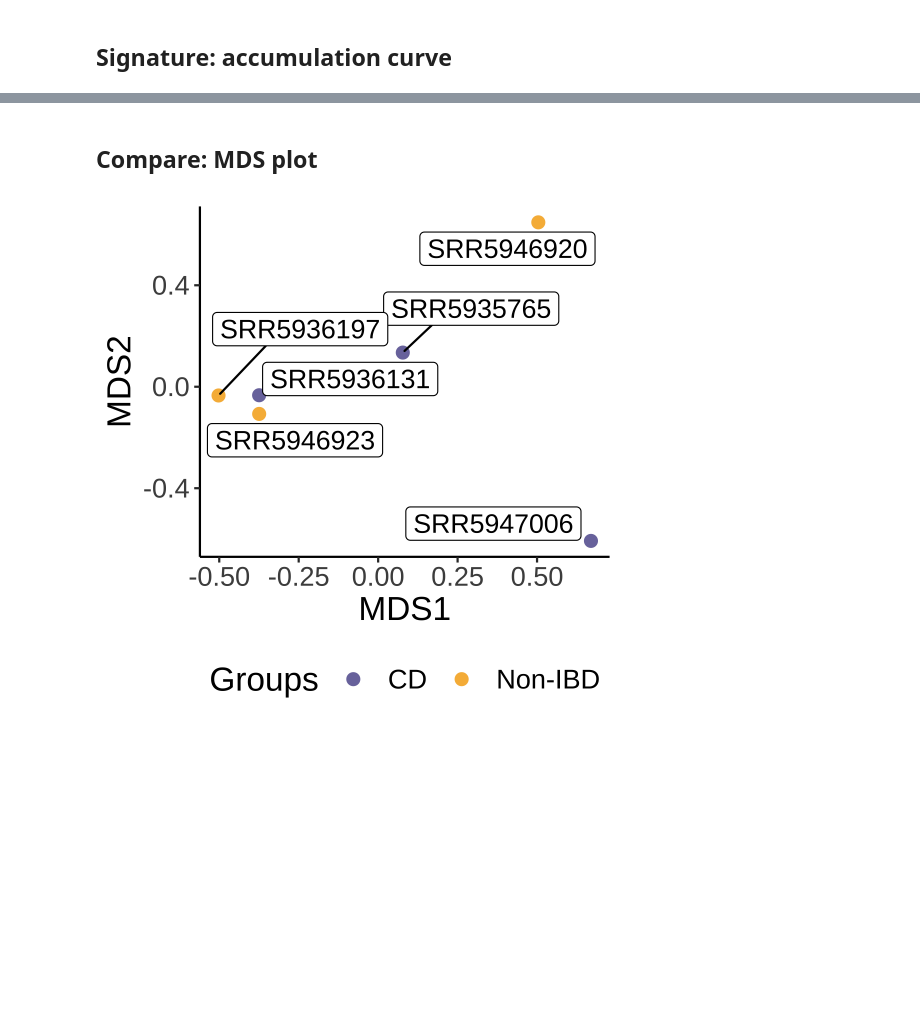
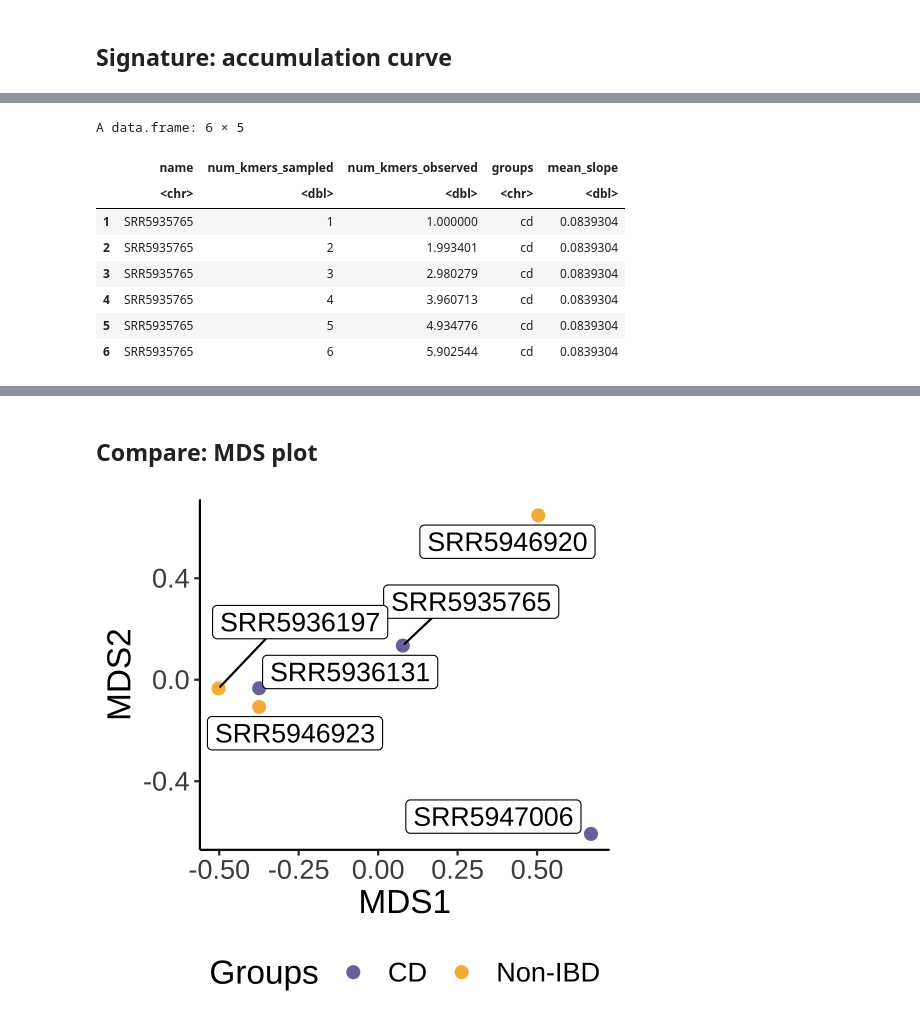
Before and after one commit to Arcadia-Science/2022-sourmashconsumr-validation, a Jupyter notebook: notebooks/20230105_other_pub_figures.ipynb, the cells around one changed output, grey strips where cells are left out. Saved outputs shown, nothing was run; the diff lists cells and outputs as text; code cells hidden in the pictures; blank space fills up the shorter version.

```diff
--- a/notebooks/20230105_other_pub_figures.ipynb
+++ b/notebooks/20230105_other_pub_figures.ipynb
@@ -131,3 +147,15 @@ rarefaction_df <- rarefaction_df %>%
+# %%
+head(rarefaction_df)
+# %% [output]
+A data.frame: 6 × 5
+|  | name | num_kmers_sampled | num_kmers_observed | groups | mean_slope |
+|  | <chr> | <dbl> | <dbl> | <chr> | <dbl> |
+| 1 | SRR5935765 | 1 | 1.000000 | cd | 0.0839304 |
+| 2 | SRR5935765 | 2 | 1.993401 | cd | 0.0839304 |
+| 3 | SRR5935765 | 3 | 2.980279 | cd | 0.0839304 |
+| 4 | SRR5935765 | 4 | 3.960713 | cd | 0.0839304 |
+| 5 | SRR5935765 | 5 | 4.934776 | cd | 0.0839304 |
+| 6 | SRR5935765 | 6 | 5.902544 | cd | 0.0839304 |
 # %%
 # adjust plot size rendered inline
 options(repr.plot.width = 3.5, repr.plot.height = 3.5, repr.plot.res = 300)
```
Also changed, not shown: parts of 20 cells of this notebook, 2 other files.
